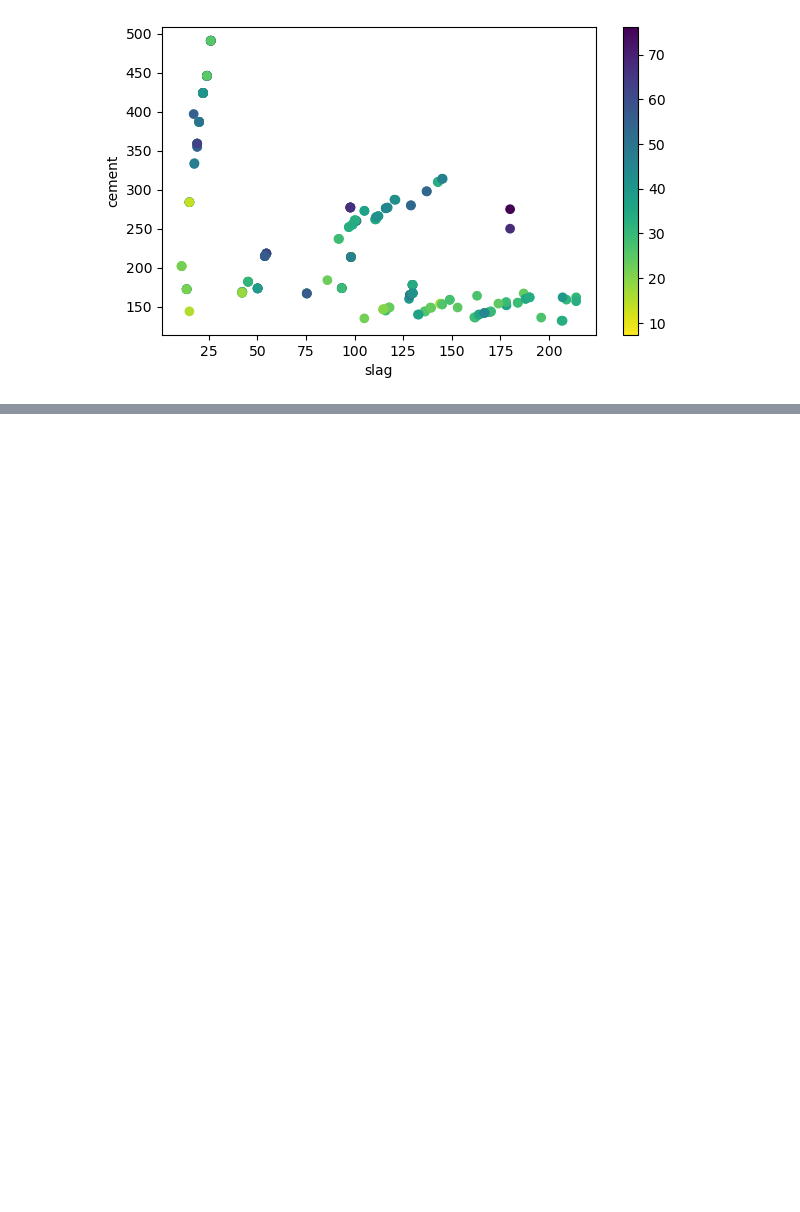
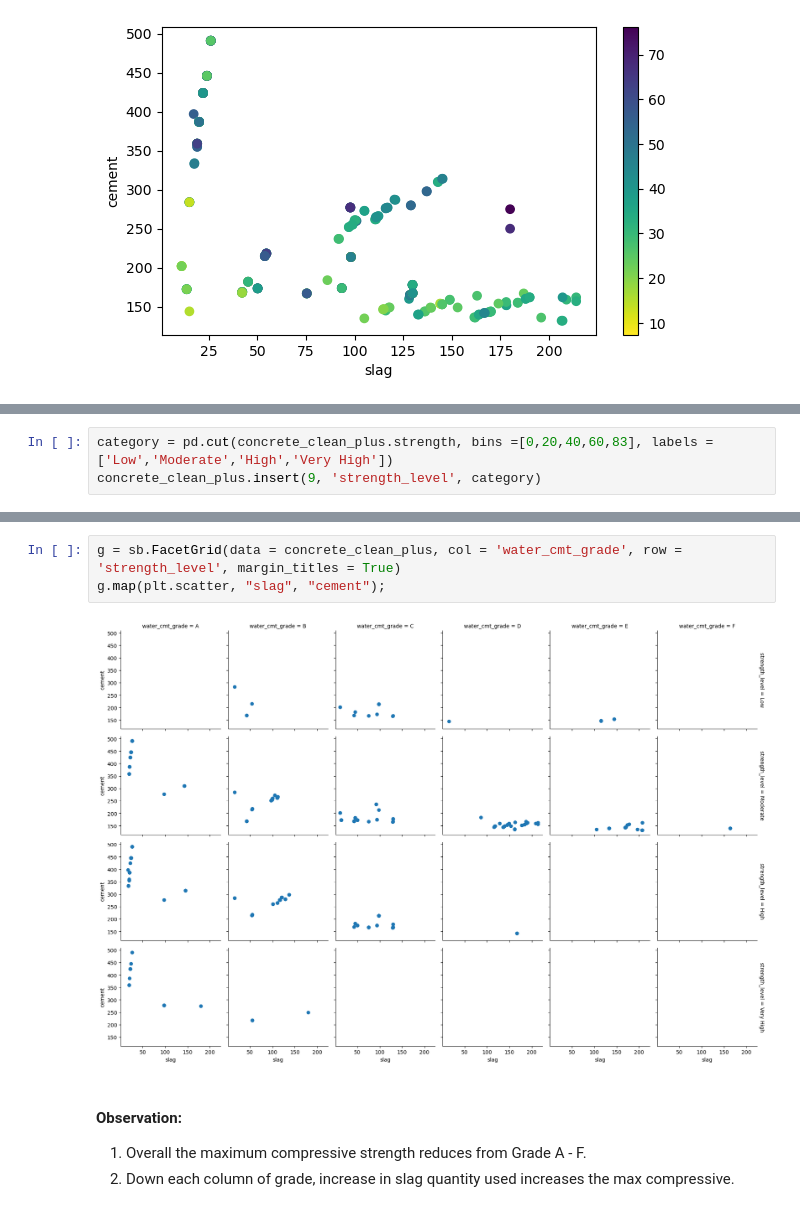
Before and after one commit to ahamzah003/cement_manufacturing_data-analysis, a Jupyter notebook: part_I_exploration.ipynb, the cells around one changed output, grey strips where cells are left out. Drawn from its saved outputs; the diff is of its cells as text; blank space fills up the shorter version.

Commit message:
feat: Add a multifacet grid plot of slag,cement,strength_level, and water_cmt_grade

```diff
--- a/part_I_exploration.ipynb
+++ b/part_I_exploration.ipynb
@@ -409,0 +410,3 @@ Generally, for a specific quantity range of slag it is observed that there is an
+# %%
+category = pd.cut(concrete_clean_plus.strength, bins =[0,20,40,60,83], labels = ['Low','Moderate','High','Very High'])
+concrete_clean_plus.insert(9, 'strength_level', category)
@@ -409,0 +422,9 @@ Generally, for a specific quantity range of slag it is observed that there is an
+# %%
+g = sb.FacetGrid(data = concrete_clean_plus, col = 'water_cmt_grade', row = 'strength_level', margin_titles = True)
+g.map(plt.scatter, "slag", "cement");
+# %% [output]
+[figure, added]
+# %% [markdown]
+#### Observation:
+1. Overall the maximum compressive strength reduces from Grade A - F.
+2. Down each column of grade, increase in slag quantity used increases the max compressive.
```
Also changed, not shown: parts of 11 cells of this notebook.
